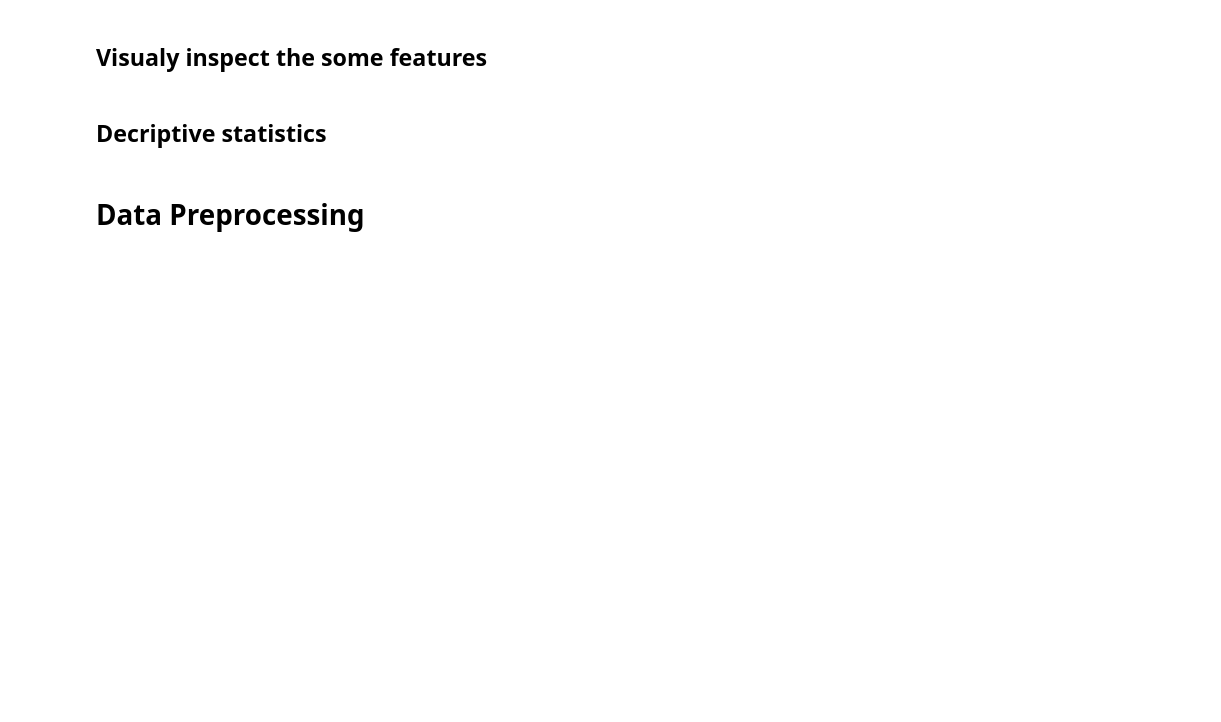
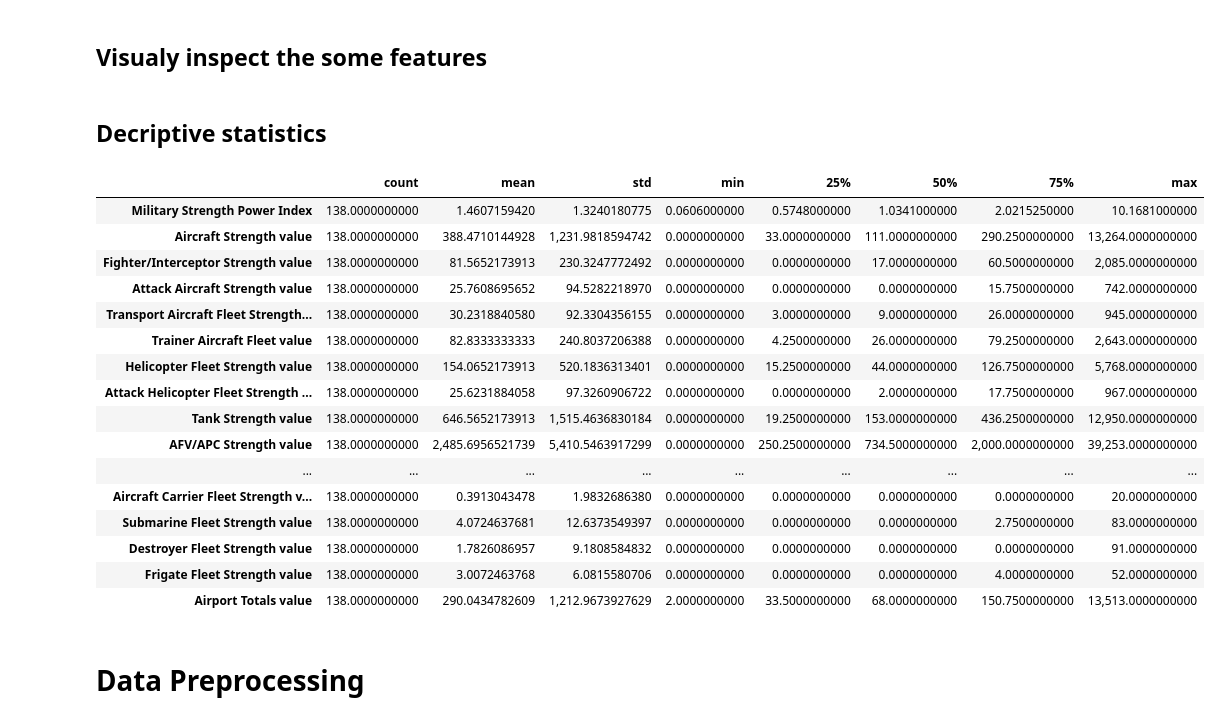
Before and after one commit to yasir5008/DS_-_ITF_Just_Working_Directory, a Jupyter notebook: ML/assignments/military_power-blank (1).ipynb, the cells around one changed output. Saved outputs shown, nothing was run; the diff lists cells and outputs as text; code cells hidden in the pictures; blank space fills up the shorter version.

```diff
--- a/ML/assignments/military_power-blank (1).ipynb
+++ b/ML/assignments/military_power-blank (1).ipynb
@@ -347,6 +347,26 @@ data.head()
 data
 # %% [markdown]
 ## Decriptive statistics
+# %%
+data.describe().T
+# %% [output]
+|  | count | mean | std | min | 25% | 50% | 75% | max |
+| Military Strength Power Index | 138.0000000000 | 1.4607159420 | 1.3240180775 | 0.0606000000 | 0.5748000000 | 1.0341000000 | 2.0215250000 | 10.1681000000 |
+| Aircraft Strength value | 138.0000000000 | 388.4710144928 | 1,231.9818594742 | 0.0000000000 | 33.0000000000 | 111.0000000000 | 290.2500000000 | 13,264.0000000000 |
+| Fighter/Interceptor Strength value | 138.0000000000 | 81.5652173913 | 230.3247772492 | 0.0000000000 | 0.0000000000 | 17.0000000000 | 60.5000000000 | 2,085.0000000000 |
+| Attack Aircraft Strength value | 138.0000000000 | 25.7608695652 | 94.5282218970 | 0.0000000000 | 0.0000000000 | 0.0000000000 | 15.7500000000 | 742.0000000000 |
+| Transport Aircraft Fleet Strength... | 138.0000000000 | 30.2318840580 | 92.3304356155 | 0.0000000000 | 3.0000000000 | 9.0000000000 | 26.0000000000 | 945.0000000000 |
+| Trainer Aircraft Fleet value | 138.0000000000 | 82.8333333333 | 240.8037206388 | 0.0000000000 | 4.2500000000 | 26.0000000000 | 79.2500000000 | 2,643.0000000000 |
+| Helicopter Fleet Strength value | 138.0000000000 | 154.0652173913 | 520.1836313401 | 0.0000000000 | 15.2500000000 | 44.0000000000 | 126.7500000000 | 5,768.0000000000 |
+| Attack Helicopter Fleet Strength ... | 138.0000000000 | 25.6231884058 | 97.3260906722 | 0.0000000000 | 0.0000000000 | 2.0000000000 | 17.7500000000 | 967.0000000000 |
+| Tank Strength value | 138.0000000000 | 646.5652173913 | 1,515.4636830184 | 0.0000000000 | 19.2500000000 | 153.0000000000 | 436.2500000000 | 12,950.0000000000 |
+| AFV/APC Strength value | 138.0000000000 | 2,485.6956521739 | 5,410.5463917299 | 0.0000000000 | 250.2500000000 | 734.5000000000 | 2,000.0000000000 | 39,253.0000000000 |
+| ... | ... | ... | ... | ... | ... | ... | ... | ... |
+| Aircraft Carrier Fleet Strength v... | 138.0000000000 | 0.3913043478 | 1.9832686380 | 0.0000000000 | 0.0000000000 | 0.0000000000 | 0.0000000000 | 20.0000000000 |
+| Submarine Fleet Strength value | 138.0000000000 | 4.0724637681 | 12.6373549397 | 0.0000000000 | 0.0000000000 | 0.0000000000 | 2.7500000000 | 83.0000000000 |
+| Destroyer Fleet Strength value | 138.0000000000 | 1.7826086957 | 9.1808584832 | 0.0000000000 | 0.0000000000 | 0.0000000000 | 0.0000000000 | 91.0000000000 |
+| Frigate Fleet Strength value | 138.0000000000 | 3.0072463768 | 6.0815580706 | 0.0000000000 | 0.0000000000 | 0.0000000000 | 4.0000000000 | 52.0000000000 |
+| Airport Totals value | 138.0000000000 | 290.0434782609 | 1,212.9673927629 | 2.0000000000 | 33.5000000000 | 68.0000000000 | 150.7500000000 | 13,513.0000000000 |
 # %% [markdown]
 # Data Preprocessing
 # %% [markdown]
```
Also changed, not shown: 1 other file.
